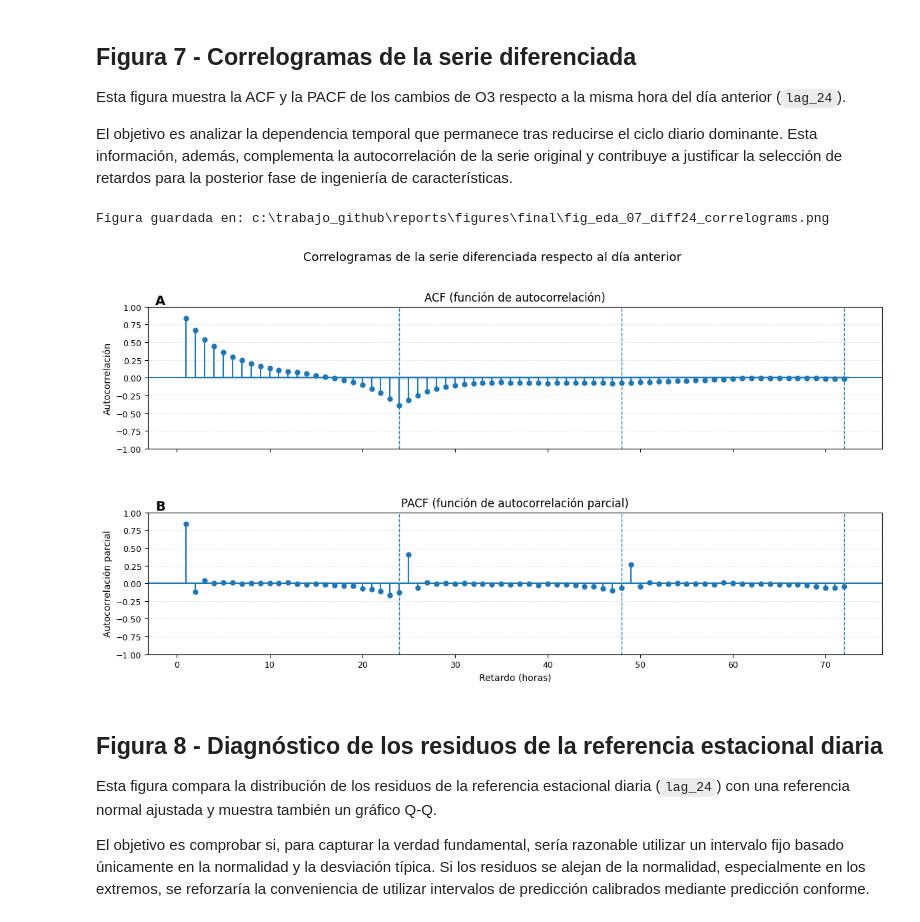
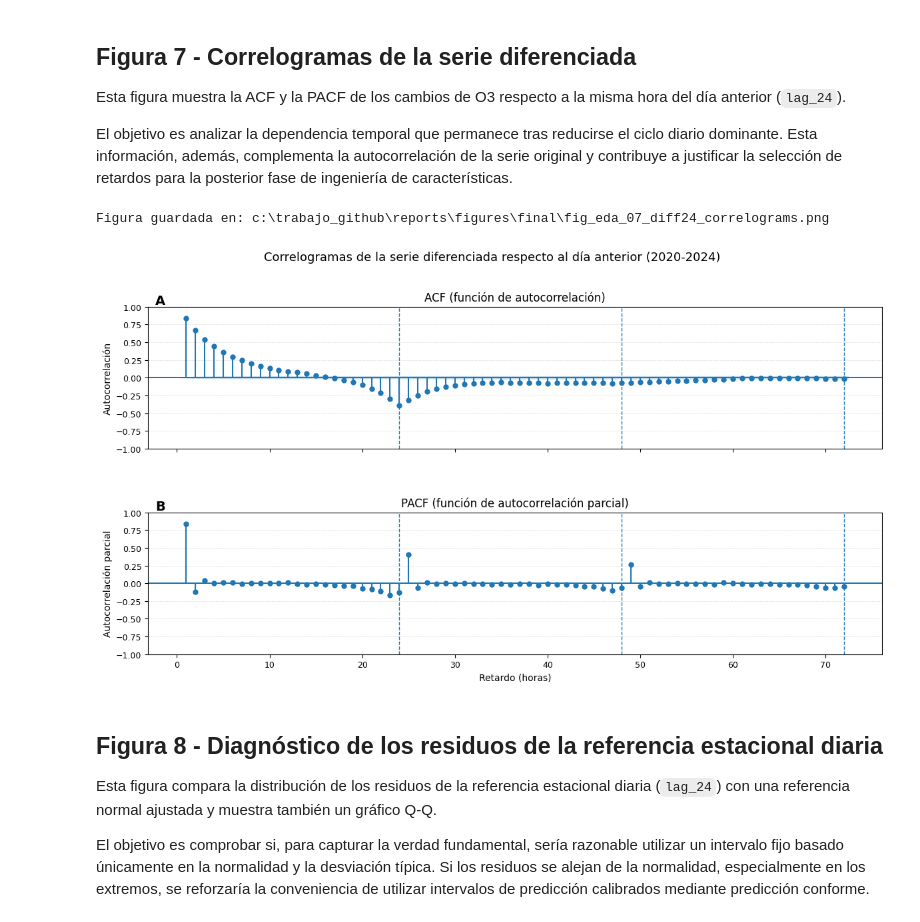
Before and after one commit to hipenation2142/trabajo, a Jupyter notebook: notebooks/01b_eda_final_figures.ipynb, the cells around one changed output. Drawn from its saved outputs; the diff is of its cells as text; code cells hidden in the pictures.

```diff
--- a/notebooks/01b_eda_final_figures.ipynb
+++ b/notebooks/01b_eda_final_figures.ipynb
@@ -855,35 +855,35 @@ axes[0].set_ylabel("Autocorrelación")
 axes[0].grid(axis="y", linestyle="--", linewidth=0.6, alpha=0.35)
 add_panel_label(axes[0], "A")
 
 plot_pacf(
     correlogram_series,
     lags=max_lag,
     ax=axes[1],
     zero=False,
     method="ywm",
 )
 
 for lag in [24, 48, 72]:
     axes[1].axvline(lag, linestyle="--", linewidth=1)
 
 axes[1].set_title("PACF (función de autocorrelación parcial)")
 axes[1].set_xlabel("Retardo (horas)")
 axes[1].set_ylabel("Autocorrelación parcial")
 axes[1].grid(axis="y", linestyle="--", linewidth=0.6, alpha=0.35)
 add_panel_label(axes[1], "B")
 
-fig.suptitle("Correlogramas de la serie diferenciada respecto al día anterior", y=1.02)
+fig.suptitle("Correlogramas de la serie diferenciada respecto al día anterior (2020-2024)", y=1.02)
 
 fig.tight_layout()
 
 fig.subplots_adjust(hspace=0.45)
 
 save_final_figure(fig, "fig_eda_07_diff24_correlograms.png")
 
 plt.show()
 # %% [output]
 Figura guardada en: c:\trabajo_github\reports\figures\final\fig_eda_07_diff24_correlograms.png
-[figure, old version]
+[figure, new version]
 # %% [markdown]
 ## Figura 8 - Diagnóstico de los residuos de la referencia estacional diaria
 
```
Also changed, not shown: parts of 4 cells of this notebook, 5 other files.
